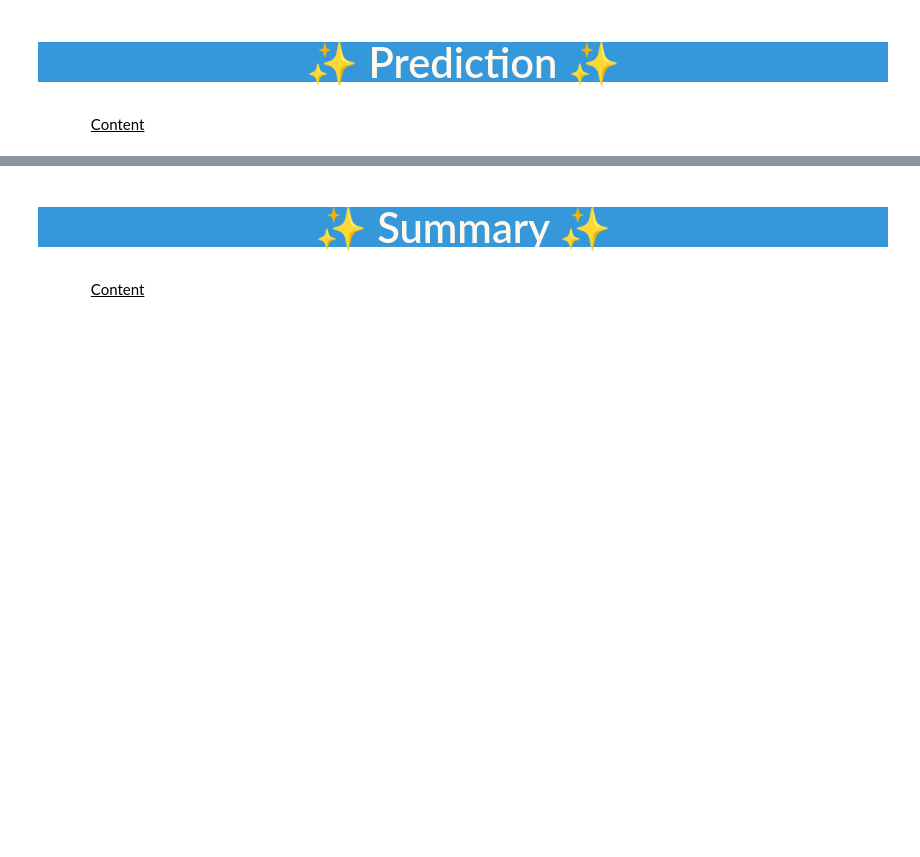
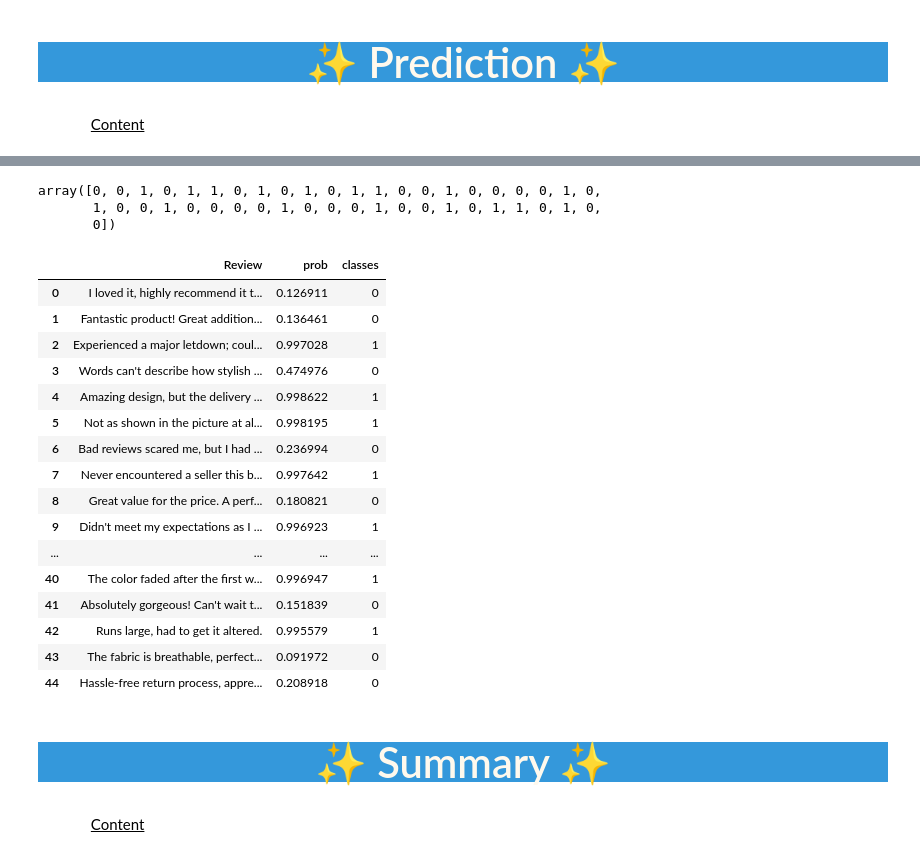
Before and after one commit to huseyincenik/nlp_natural_language_processing, a Jupyter notebook: sentiment_analysis_predicting_product_recommendations_via_text_analysis/sentiment_analysis_predicting_product_recommendations_via_text_analysis.ipynb, the cells around one changed output, grey strips where cells are left out. Drawn from its saved outputs; the diff is of its cells as text; code cells hidden in the pictures; blank space fills up the shorter version.

```diff
--- a/sentiment_analysis_predicting_product_recommendations_via_text_analysis/sentiment_analysis_predicting_product_recommendations_via_text_analysis.ipynb
+++ b/sentiment_analysis_predicting_product_recommendations_via_text_analysis/sentiment_analysis_predicting_product_recommendations_via_text_analysis.ipynb
@@ -3302,0 +3493,3 @@ prob
+# %%
+probs = model3.predict(obs_ds)
+probs
@@ -3303,2 +3515,3 @@ prob
 # %%
-[i[0] for i in prob]
+probs = [i[0] for i in probs]
+probs
@@ -3308,7 +3536,33 @@ pred
+# %%
+classes  = (np.array(probs) >= 0.5).astype("int")
+classes
+# %% [output]
+array([0, 0, 1, 0, 1, 1, 0, 1, 0, 1, 0, 1, 1, 0, 0, 1, 0, 0, 0, 0, 1, 0,
+       1, 0, 0, 1, 0, 0, 0, 0, 1, 0, 0, 0, 1, 0, 0, 1, 0, 1, 1, 0, 1, 0,
+       0])
+# %%
+my_dict = {"Review":reviews, "prob":probs, "classes":classes}
 # %%
 pd.set_option('display.max_colwidth', None)
-my_dict = {"Review":reviews, "prob":[i[0] for i in prob], "classes":[i[0] for i in pred]}
 pd.DataFrame(my_dict)
+# %% [output]
+|  | Review | prob | classes |
+| 0 | I loved it, highly recommend it t... | 0.126911 | 0 |
+| 1 | Fantastic product! Great addition... | 0.136461 | 0 |
+| 2 | Experienced a major letdown; coul... | 0.997028 | 1 |
+| 3 | Words can't describe how stylish ... | 0.474976 | 0 |
+| 4 | Amazing design, but the delivery ... | 0.998622 | 1 |
+| 5 | Not as shown in the picture at al... | 0.998195 | 1 |
+| 6 | Bad reviews scared me, but I had ... | 0.236994 | 0 |
+| 7 | Never encountered a seller this b... | 0.997642 | 1 |
+| 8 | Great value for the price. A perf... | 0.180821 | 0 |
+| 9 | Didn't meet my expectations as I ... | 0.996923 | 1 |
+| ... | ... | ... | ... |
+| 40 | The color faded after the first w... | 0.996947 | 1 |
+| 41 | Absolutely gorgeous! Can't wait t... | 0.151839 | 0 |
+| 42 | Runs large, had to get it altered. | 0.995579 | 1 |
+| 43 | The fabric is breathable, perfect... | 0.091972 | 0 |
+| 44 | Hassle-free return process, appre... | 0.208918 | 0 |
 # %% [markdown]
 <a id="summary"></a>
 # <p style="background-color:#3498DB; font-family:newtimeroman;color:#FFF9ED; font-size:150%; text-align:center; border-radius: 15px 50px;"> ✨ Summary ✨</p>
```
Also changed, not shown: parts of 79 cells of this notebook.
